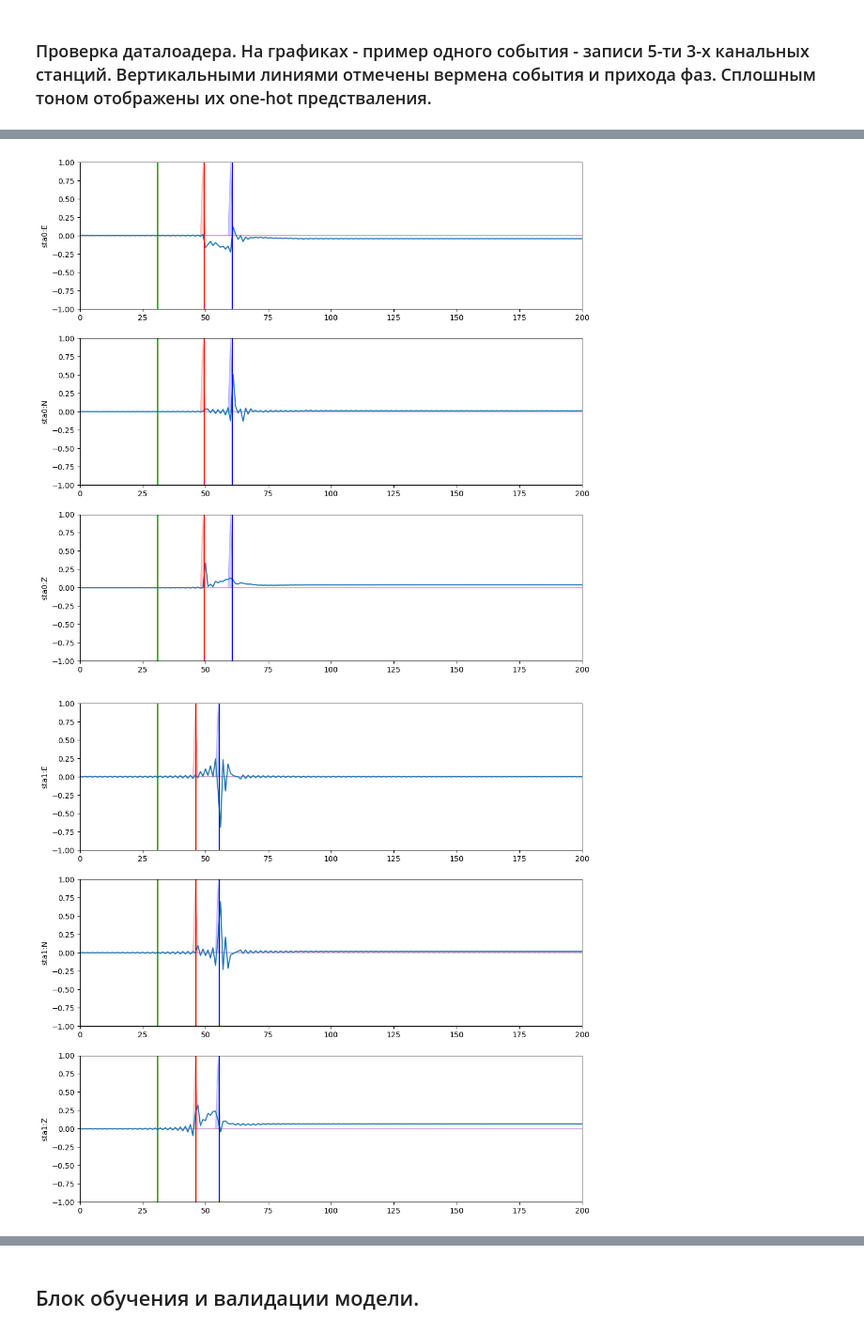
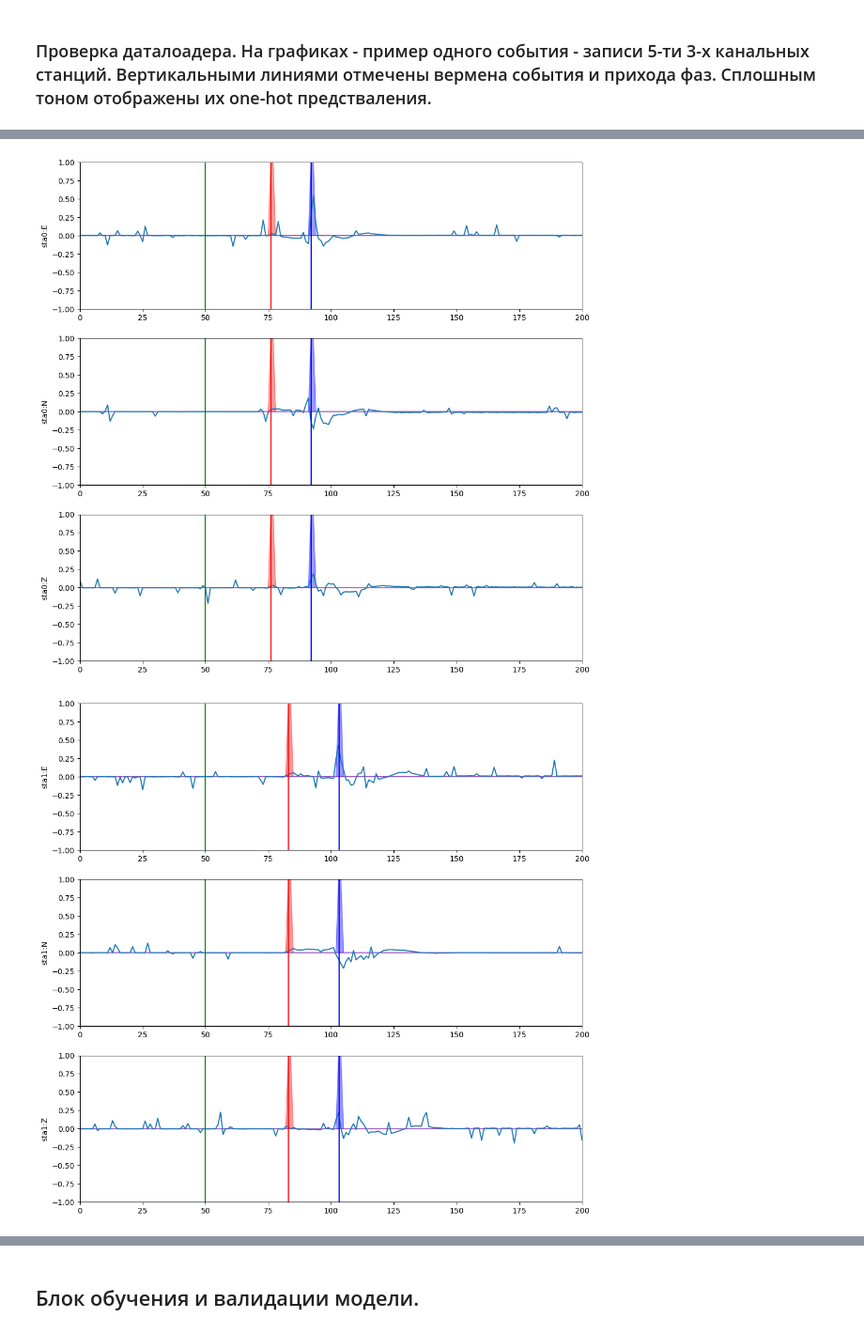
Before and after one commit to mexalon/Synth_wf_proc, a Jupyter notebook: Synth_wf_processing.ipynb, the cells around one changed output, grey strips where cells are left out. Shown at 94% size. Saved outputs shown, nothing was run; the diff lists cells and outputs as text; code cells hidden in the pictures.

```diff
--- a/Synth_wf_processing.ipynb
+++ b/Synth_wf_processing.ipynb
@@ -102,7 +109,7 @@ trace_no = 2 # event
 sta = 1 # sta num
 chnlz = 'ENZ' # channel codes
 
-fig, ax = plt.subplots(3,1, figsize=(8,6))
+fig, ax = plt.subplots(3,1, figsize=(8,10))
 with h5py.File(h5_path, 'r') as f:
     for ii, ch in enumerate(chnlz):
         ax[ii].set_xlim(0,200)
@@ -145,14 +152,27 @@ class SynthSeism(torch.utils.data.Dataset):
         with h5py.File(self.path, 'r') as file:
             traces = np.array([np.array([file[f"{st}/traces/{ch}"][idx] for ch in self.chanels]) for st in self.st_list])
             arrivals = np.array([np.array([file[f"{st}/arrivals/{phase}"][idx] for phase in ['strike','p','s']]) for st in self.st_list])
+            distances = np.array([self.get_dist(idx, st) for st in self.st_list])
 
         targets = {'source': self.events.iloc[idx].to_dict(),
-                  'arrivals': arrivals,
-                  'params': {'s_rate': self.sampl_rate,
+                   'source_to_target_dist': distances,
+                   'arrivals': arrivals,
+                   'params': {'s_rate': self.sampl_rate,
                              'stations': self.st_list,
                              'chanels': self.chanels}}
 
         return self.transforms(traces, targets)
+
+    def get_dist(self, idx, st_name):
+        # sourse to target distance
+        ev = self.events.iloc[idx]
+        e_xyz = [ev.x, ev.y, ev.depth]
+
+        sta = self.stations[self.stations['name']==st_name]
+        s_xyz  = [sta.x.item(), sta.y.item(), sta.depth.item()]
+
+        dist = np.sqrt(np.sum([(e-s)**2 for e,s in zip(e_xyz,  s_xyz)]))
+        return dist
 
     def __len__(self):
         return self.events.shape[0]
@@ -231,10 +352,10 @@ def plot_sta(st, traces, targets, targets_hat=None):
         ax[ii].axvline(x=targets['arrivals'][st_idx][0]*s_rate, color='g', label = 'strike') # strike moment
 
         ax[ii].axvline(x=targets['arrivals'][st_idx][1]*s_rate, color='r', label = 'p - wave') # p-wave arrival
-        ax[ii].fill_between(np.arange(tr_len), targets_hat[st_idx][0], color='r', alpha = 0.2)
+        ax[ii].fill_between(np.arange(tr_len), targets_hat[st_idx][0], color='r', alpha = 0.4)
 
         ax[ii].axvline(x=targets['arrivals'][st_idx][2]*s_rate, color='b', label = 's - wave') # s-wave arrival
-        ax[ii].fill_between(np.arange(tr_len), targets_hat[st_idx][1], color='b', alpha = 0.2)
+        ax[ii].fill_between(np.arange(tr_len), targets_hat[st_idx][1], color='b', alpha = 0.4)
         ax[ii].set_ylabel(f'{st}:{ch}')
 
         ax[ii].set_xlim(0,200)
@@ -256,13 +377,22 @@ def plot_metrics(metrics):
 # %%
 %%time
 h5_path = '100k_wforms_disp_5stax3ch_with_saw_06_03_23.hdf5'
+
+transforms = stack_transforms([WtFilter(cl=[-1]),
+                               Normalizer(),
+                               ToTensor(),
+                               ToOneHot(),
+                               AddNoize(0.001),
+                               AddCorrelatedNoize(0.001),
+                               Augmentation(sigma=0.1, fraction = 0.1)])
+
 
 dataset = SynthSeism(h5_path = h5_path, transforms=transforms)
 
 # all is fine
 dataloader = DataLoader(dataset=dataset,
                       batch_size=10,
-                      shuffle=True,
+                      shuffle=False,
                       collate_fn=dataset.collate_fn,
                       )
 
@@ -275,2 +405,2 @@ Wall time: 757 ms
-[figure, old version]
+[figure, new version]
-[figure, old version]
+[figure, new version]
```
Also changed, not shown: parts of 41 cells of this notebook, 4 other files.
